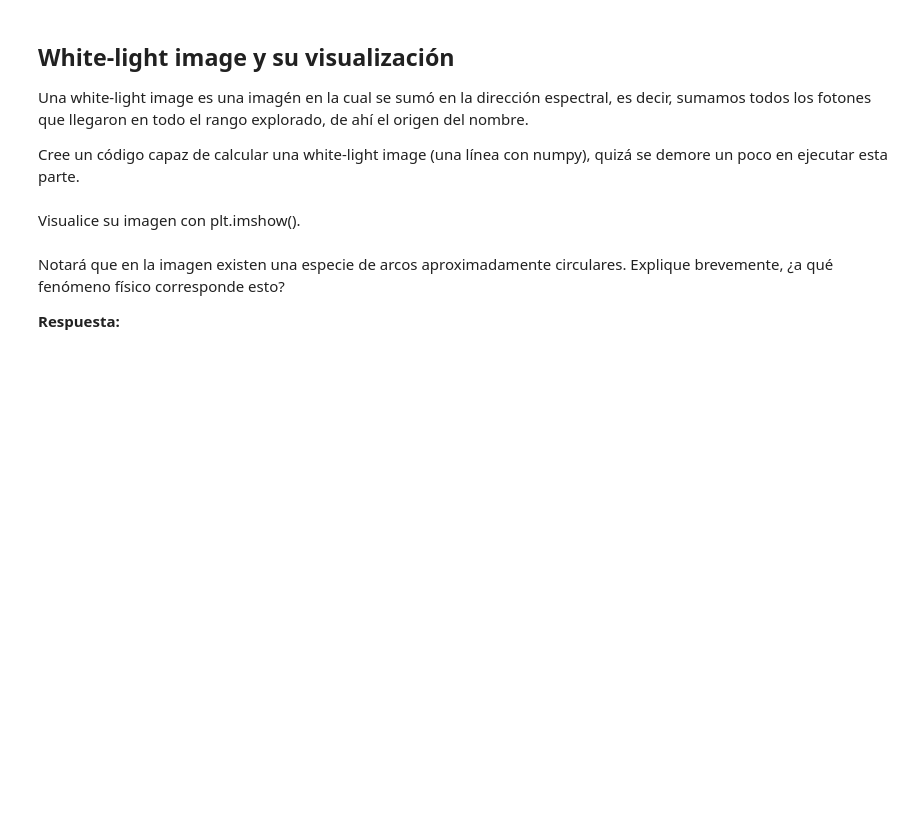
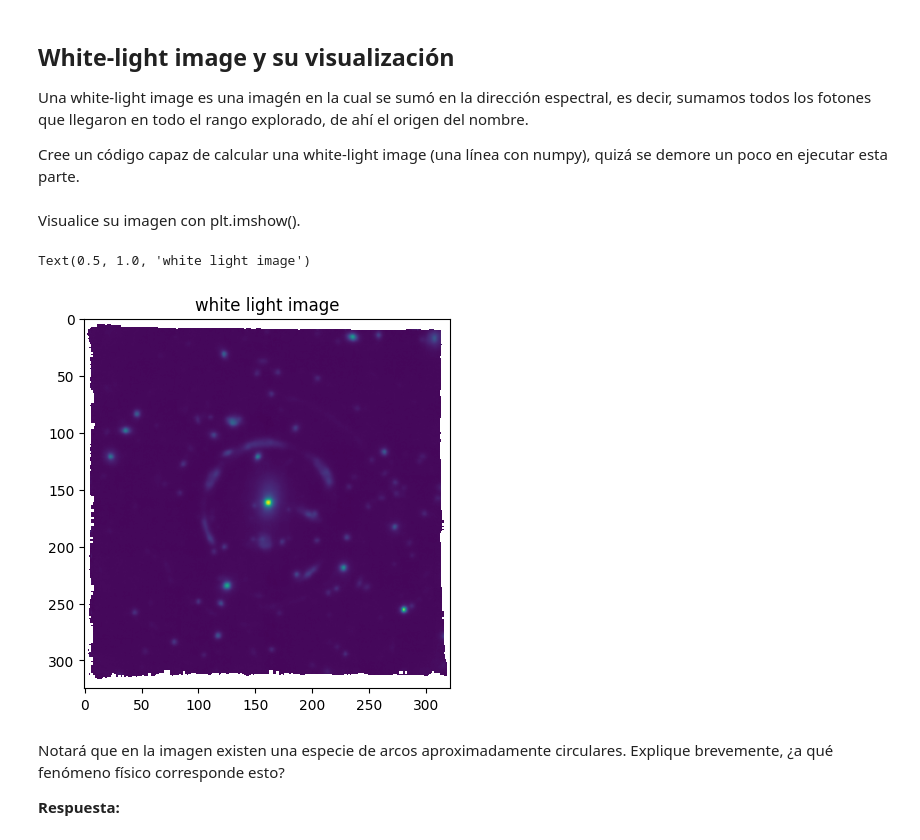
Before and after one commit to benjaaamin-waaa/Tarea-4, a Jupyter notebook: Tarea4.ipynb, the cells around one changed output. Cells and saved outputs as stored; diff of their text form; code cells hidden in the pictures; blank space fills up the shorter version.

```diff
--- a/Tarea4.ipynb
+++ b/Tarea4.ipynb
@@ -117,11 +117,16 @@ Cree un código capaz de calcular una white-light image (una línea con numpy),
 # %%
 # Aquí el código.
 import numpy as np
-white_light_image =
+white_light_image = np.sum(datos, axis=0) #sumamos todos los datos de la dimension espectral
 # %% [markdown]
 Visualice su imagen con plt.imshow().
 # %%
 import matplotlib.pyplot as plt
+plt.imshow(white_light_image)
+plt.title('white light image')
+# %% [output]
+Text(0.5, 1.0, 'white light image')
+[figure, added]
 # %% [markdown]
 Notará que en la imagen existen una especie de arcos aproximadamente circulares. Explique brevemente, ¿a qué fenómeno físico corresponde esto?
 
```
Also changed, not shown: parts of 6 cells of this notebook.
